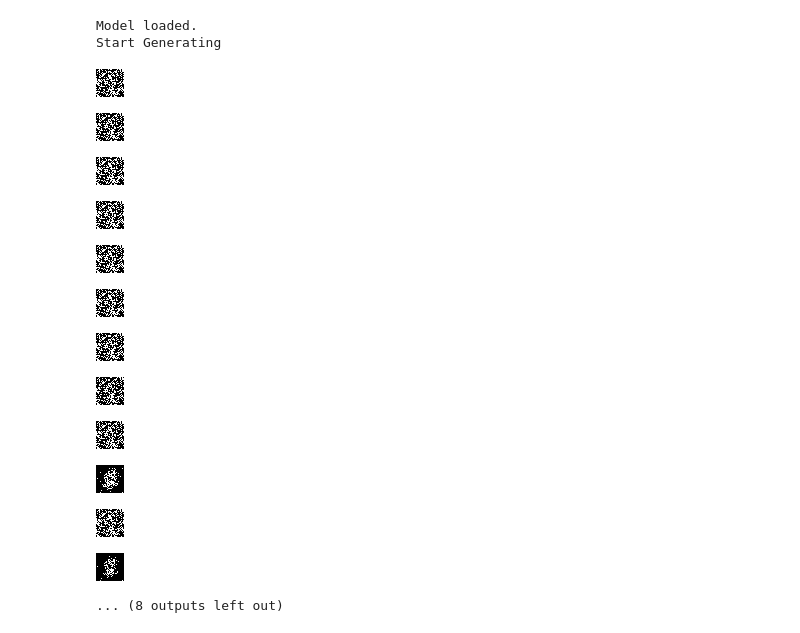
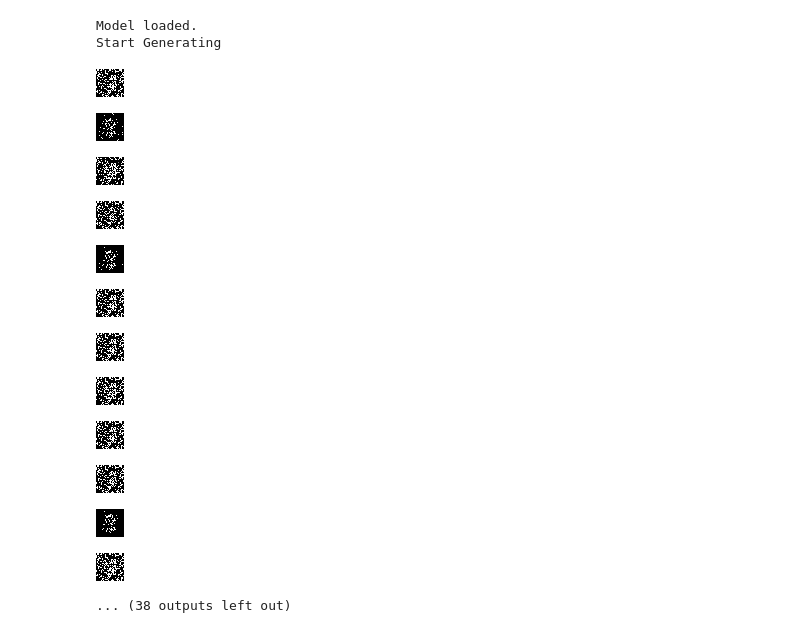
Before and after one commit to lukalafaye/Kaggle, a Jupyter notebook: gan-mnist-dslab2.ipynb, the cells around one changed output. Drawn from its saved outputs; the diff is of its cells as text; code cells hidden in the pictures.

Commit message:
Kaggle Notebook | GAN MNIST DSLab2 | Version 8

```diff
--- a/gan-mnist-dslab2.ipynb
+++ b/gan-mnist-dslab2.ipynb
@@ -30,7 +28,7 @@ print('Model Loading...')
 mnist_dim = 784
 
 model = Generator(g_output_dim = mnist_dim).cuda()
-model = load_model(model, '/kaggle/input/g/pytorch/default/1')
+model = load_model(model, '/kaggle/input/g/pytorch/default/3')
 model = torch.nn.DataParallel(model).cuda()
 model.eval()
 
@@ -62,22 +60,22 @@ Start Generating
 # %%
 from IPython.display import display, Image
 
-for img_path in image_paths[:20]:  # Slice to get only the first 10 images
+for img_path in image_paths[:50]:  # Slice to get only the first 10 images
     display(Image(filename=img_path))
 # %% [output]
 [figure]
-[figure, old version]
+[figure, new version]
 [figure]
 [figure]
-[figure, old version]
+[figure, new version]
 [figure]
 [figure]
 [figure]
 [figure]
-[figure, old version]
+[figure, new version]
-[figure, old version]
+[figure, new version]
-[figure, old version]
+[figure, new version]
-... (8 outputs left out)
+... (38 outputs left out)
 # %%
 !pip install --upgrade pip
 !pip install --upgrade torchvision
```
Also changed, not shown: parts of 7 cells of this notebook.
